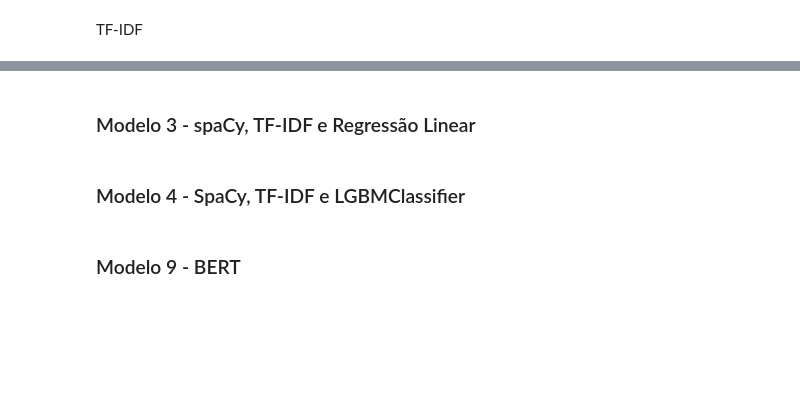
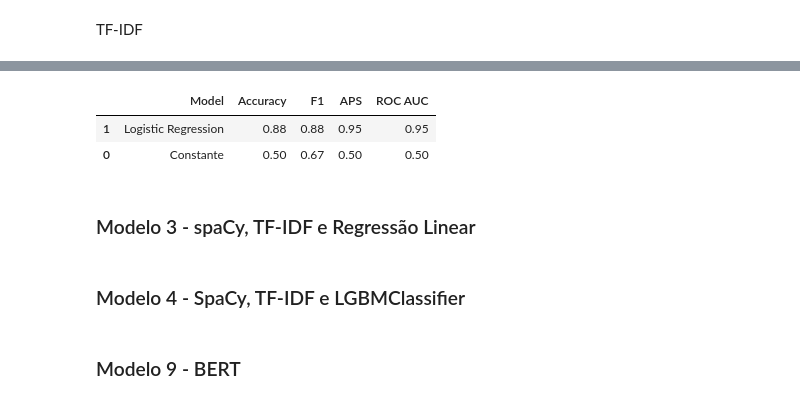
Before and after one commit to JulianaGalli/film-sentiment-classifier, a Jupyter notebook: EDA.ipynb, the cells around one changed output, grey strips where cells are left out. Drawn from its saved outputs; the diff is of its cells as text; code cells hidden in the pictures; blank space fills up the shorter version.

```diff
--- a/EDA.ipynb
+++ b/EDA.ipynb
@@ -559,3 +654,13 @@ evaluate_model(model_1, train_features_1, train_target, test_features_1, test_ta
+# %%
+# Criando o dataframe consolidado
+df_comparativo_final = pd.DataFrame(resumo_modelos)
+
+# Formatando para a apresentação executiva
+display(df_comparativo_final.sort_values(by='F1', ascending=False))
+# %% [output]
+|  | Model | Accuracy | F1 | APS | ROC AUC |
+| 1 | Logistic Regression | 0.88 | 0.88 | 0.95 | 0.95 |
+| 0 | Constante | 0.50 | 0.67 | 0.50 | 0.50 |
 # %% [markdown]
 ### Modelo 3 - spaCy, TF-IDF e Regressão Linear
 # %%
```
Also changed, not shown: parts of 10 cells of this notebook.
